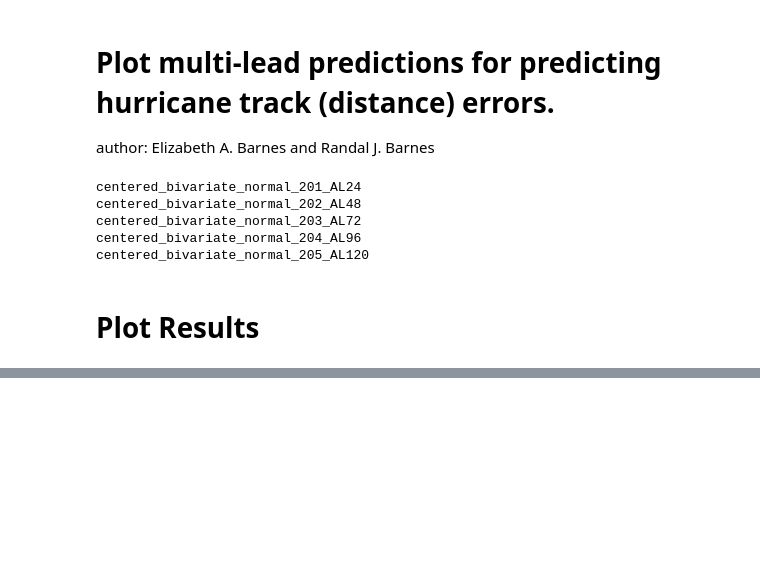
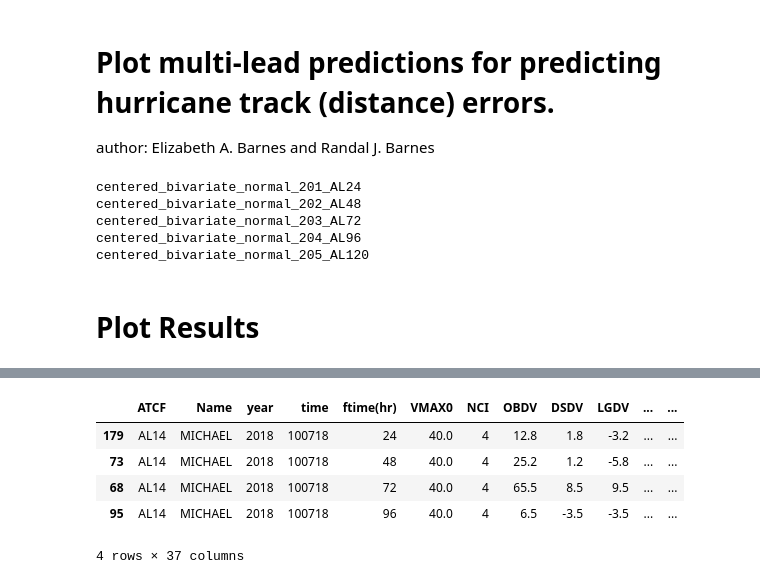
Before and after one commit to mafern/tcane_track, a Jupyter notebook: bivariate_normal/_plot_multilead_predictions.ipynb, the cells around one changed output, grey strips where cells are left out. Drawn from its saved outputs; the diff is of its cells as text; code cells hidden in the pictures; blank space fills up the shorter version.

```diff
--- a/bivariate_normal/_plot_multilead_predictions.ipynb
+++ b/bivariate_normal/_plot_multilead_predictions.ipynb
@@ -175,0 +178,9 @@ plt.show()
+# %%
+df_storm
+# %% [output]
+|  | ATCF | Name | year | time | ftime(hr) | VMAX0 | NCI | OBDV | DSDV | LGDV | ... | ... |
+| 179 | AL14 | MICHAEL | 2018 | 100718 | 24 | 40.0 | 4 | 12.8 | 1.8 | -3.2 | ... | ... |
+| 73 | AL14 | MICHAEL | 2018 | 100718 | 48 | 40.0 | 4 | 25.2 | 1.2 | -5.8 | ... | ... |
+| 68 | AL14 | MICHAEL | 2018 | 100718 | 72 | 40.0 | 4 | 65.5 | 8.5 | 9.5 | ... | ... |
+| 95 | AL14 | MICHAEL | 2018 | 100718 | 96 | 40.0 | 4 | 6.5 | -3.5 | -3.5 | ... | ... |
+4 rows × 37 columns
```
Also changed, not shown: parts of 7 cells of this notebook, 4 other files.
